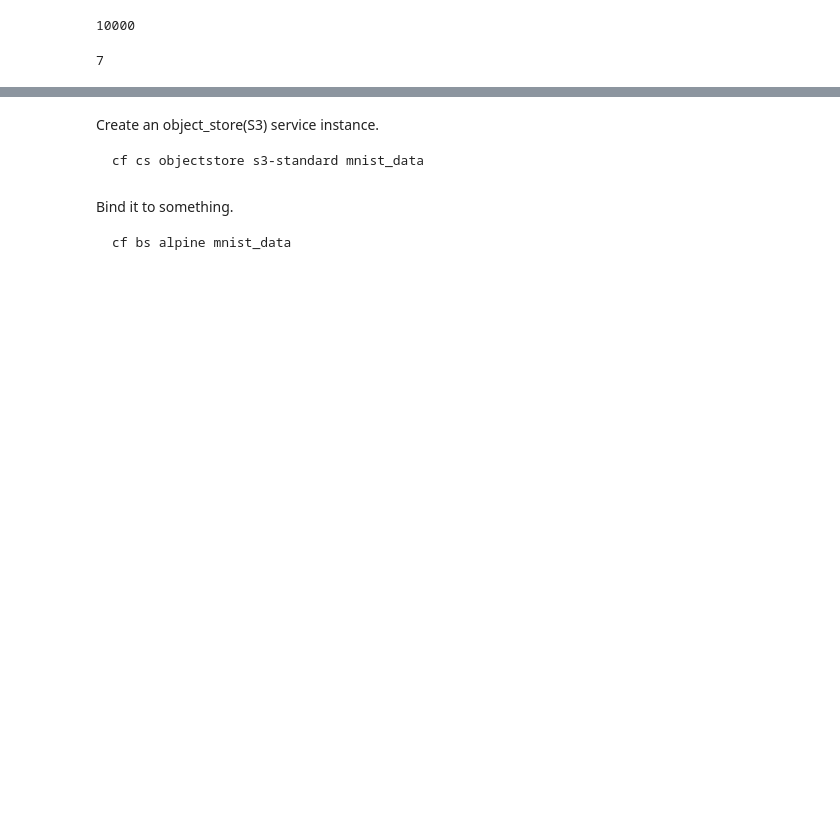
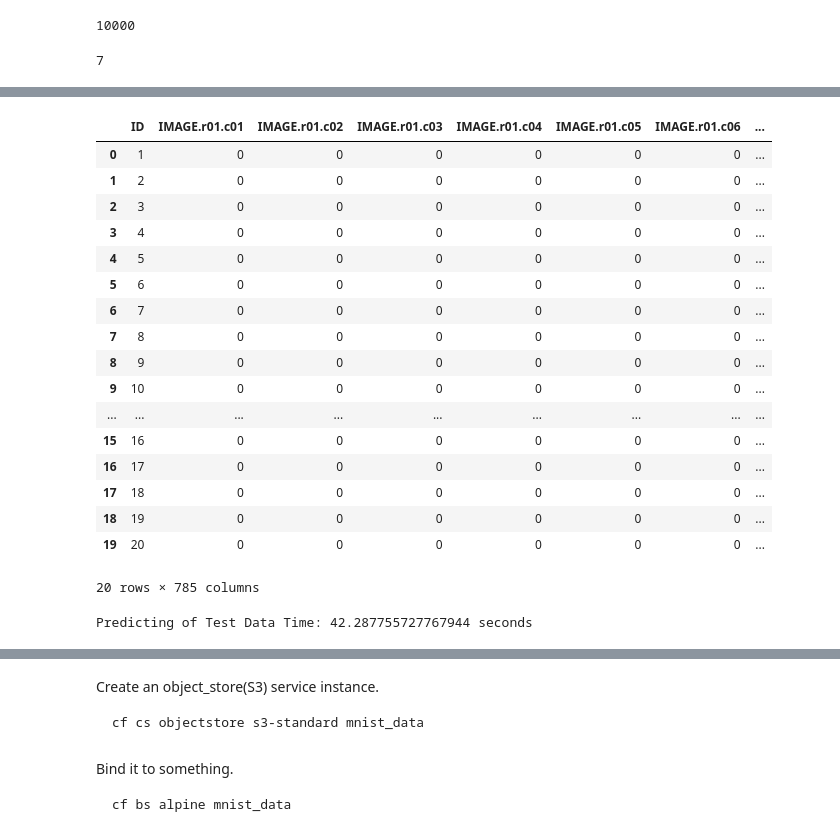
Before and after one commit to alundesap/mta_python_ml, a Jupyter notebook: python/mnist_loader.ipynb, the cells around one changed output, grey strips where cells are left out. Cells and saved outputs as stored; diff of their text form; code cells hidden in the pictures; blank space fills up the shorter version.

```diff
--- a/python/mnist_loader.ipynb
+++ b/python/mnist_loader.ipynb
@@ -48,0 +627,30 @@ tlabels[0]
+# %%
+#df_predict = connection_context.table("SVC_PREDICT_DATA_TBL")
+df_predict = connection_context.table("mta_python_ml.db.data::mnist.test", schema=schema).drop(['LABEL'])
+# %%
+df_predict.collect()
+# %% [output]
+|  | ID | IMAGE.r01.c01 | IMAGE.r01.c02 | IMAGE.r01.c03 | IMAGE.r01.c04 | IMAGE.r01.c05 | IMAGE.r01.c06 | ... |
+| 0 | 1 | 0 | 0 | 0 | 0 | 0 | 0 | ... |
+| 1 | 2 | 0 | 0 | 0 | 0 | 0 | 0 | ... |
+| 2 | 3 | 0 | 0 | 0 | 0 | 0 | 0 | ... |
+| 3 | 4 | 0 | 0 | 0 | 0 | 0 | 0 | ... |
+| 4 | 5 | 0 | 0 | 0 | 0 | 0 | 0 | ... |
+| 5 | 6 | 0 | 0 | 0 | 0 | 0 | 0 | ... |
+| 6 | 7 | 0 | 0 | 0 | 0 | 0 | 0 | ... |
+| 7 | 8 | 0 | 0 | 0 | 0 | 0 | 0 | ... |
+| 8 | 9 | 0 | 0 | 0 | 0 | 0 | 0 | ... |
+| 9 | 10 | 0 | 0 | 0 | 0 | 0 | 0 | ... |
+| ... | ... | ... | ... | ... | ... | ... | ... | ... |
+| 15 | 16 | 0 | 0 | 0 | 0 | 0 | 0 | ... |
+| 16 | 17 | 0 | 0 | 0 | 0 | 0 | 0 | ... |
+| 17 | 18 | 0 | 0 | 0 | 0 | 0 | 0 | ... |
+| 18 | 19 | 0 | 0 | 0 | 0 | 0 | 0 | ... |
+| 19 | 20 | 0 | 0 | 0 | 0 | 0 | 0 | ... |
+20 rows × 785 columns
+# %%
+start_time = time.time()
+predicted_df = svc.predict(df_predict)
+print('Predicting of Test Data Time: {} seconds'.format(time.time() - start_time))
+# %% [output]
+Predicting of Test Data Time: 42.287755727767944 seconds
```
Also changed, not shown: parts of 73 cells of this notebook, 2 other files.
